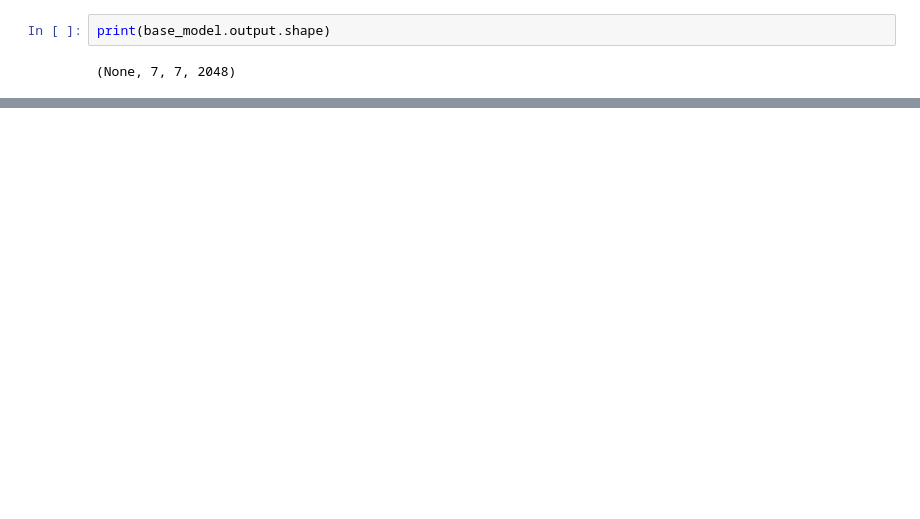
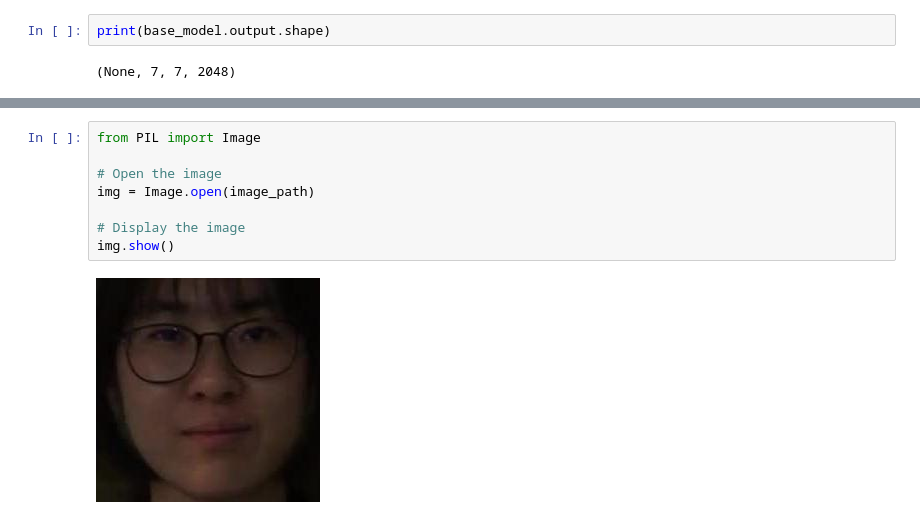
Before and after one commit to Afishally/Deepfake-Model-V1, a Jupyter notebook: training.ipynb, the cells around one changed output, grey strips where cells are left out. Saved outputs shown, nothing was run; the diff lists cells and outputs as text; blank space fills up the shorter version.

```diff
--- a/training.ipynb
+++ b/training.ipynb
@@ -673,3 +682,13 @@ Predictions: [[0.49020678]]
+# %%
+from PIL import Image
+
+# Open the image
+img = Image.open(image_path)
+
+# Display the image
+img.show()
+# %% [output]
+[figure, added]
 # %%
 # Get the last layer of the model
 last_layer = model.layers[-1]
```
Also changed, not shown: parts of 20 cells of this notebook, 6 other files.
